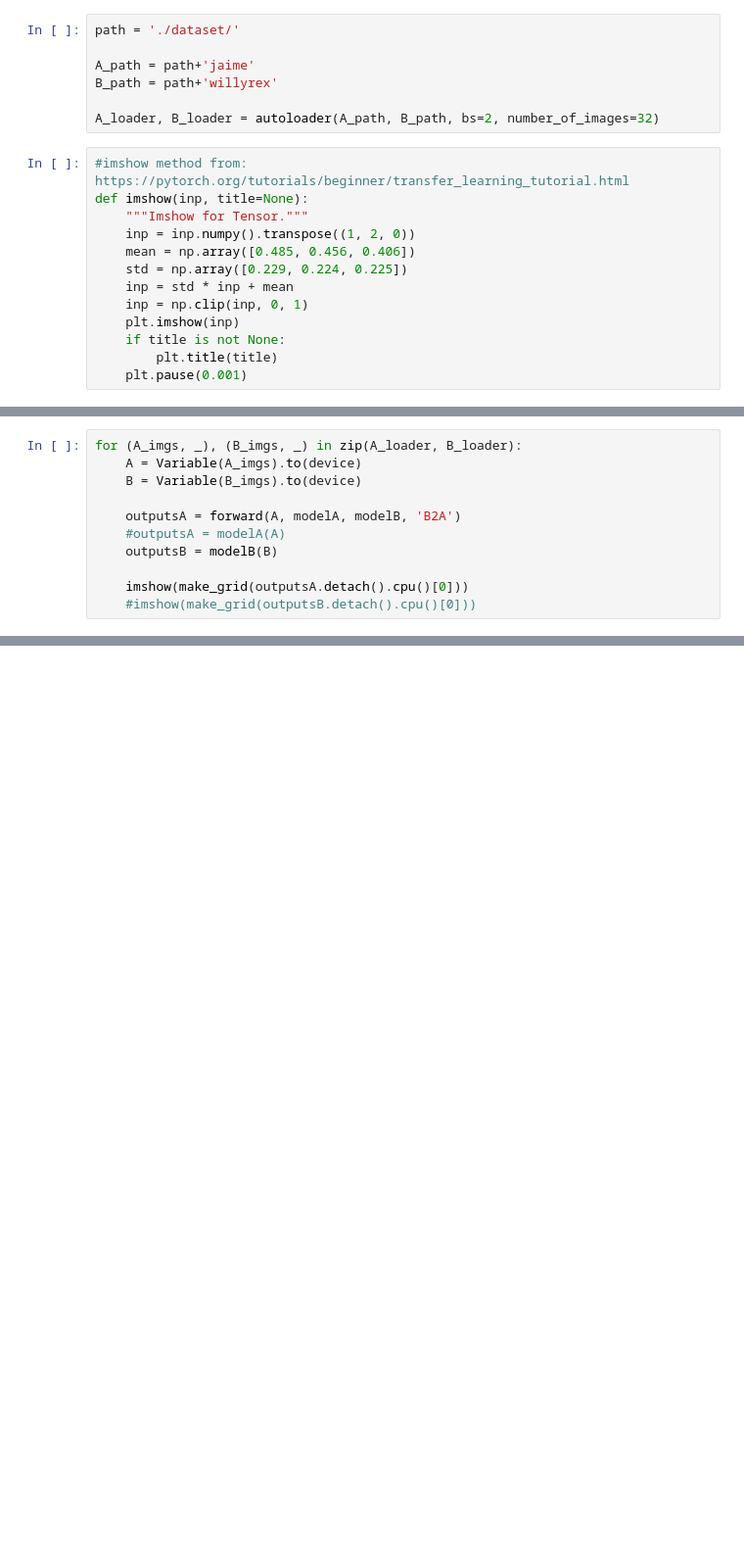
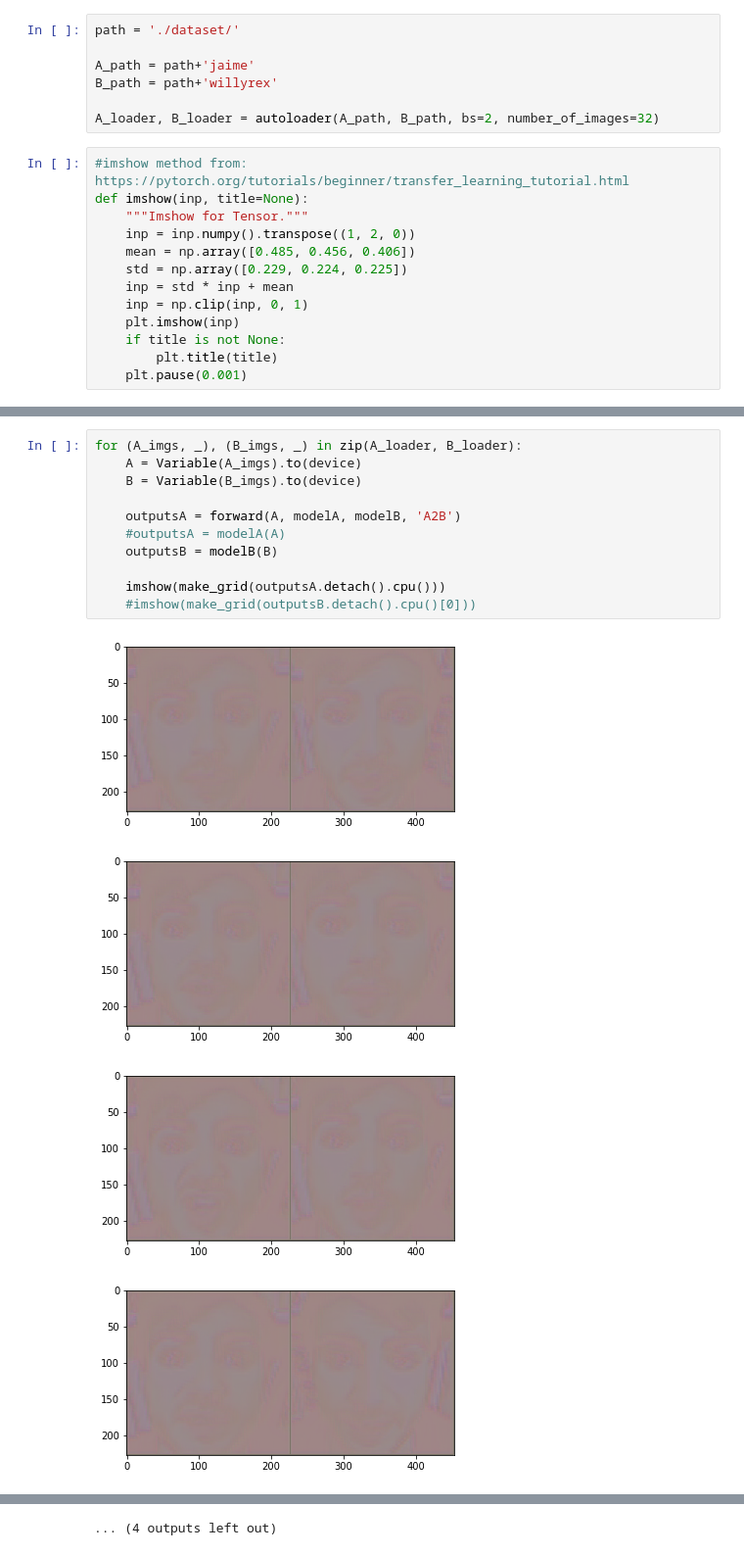
Before and after one commit to SonicHaveJar/FaceSwap-pytorch, a Jupyter notebook: Test.ipynb, the cells around one changed output, grey strips where cells are left out. Shown at 98% size. Cells and saved outputs as stored; diff of their text form; blank space fills up the shorter version.

```diff
--- a/Test.ipynb
+++ b/Test.ipynb
@@ -52,11 +71,16 @@ modelA.eval()
 # %%
 for (A_imgs, _), (B_imgs, _) in zip(A_loader, B_loader):
     A = Variable(A_imgs).to(device)
     B = Variable(B_imgs).to(device)
 
-    outputsA = forward(A, modelA, modelB, 'B2A')
+    outputsA = forward(A, modelA, modelB, 'A2B')
     #outputsA = modelA(A)
     outputsB = modelB(B)
 
-    imshow(make_grid(outputsA.detach().cpu()[0]))
+    imshow(make_grid(outputsA.detach().cpu()))
     #imshow(make_grid(outputsB.detach().cpu()[0]))
+# %% [output]
+[figure, added]
+[figure, added]
+[figure, added]
+[figure, added]
@@ -62,0 +95 @@ for (A_imgs, _), (B_imgs, _) in zip(A_loader, B_loader):
+... (4 outputs left out)
```
Also changed, not shown: parts of 2 cells of this notebook, 3 other files.
